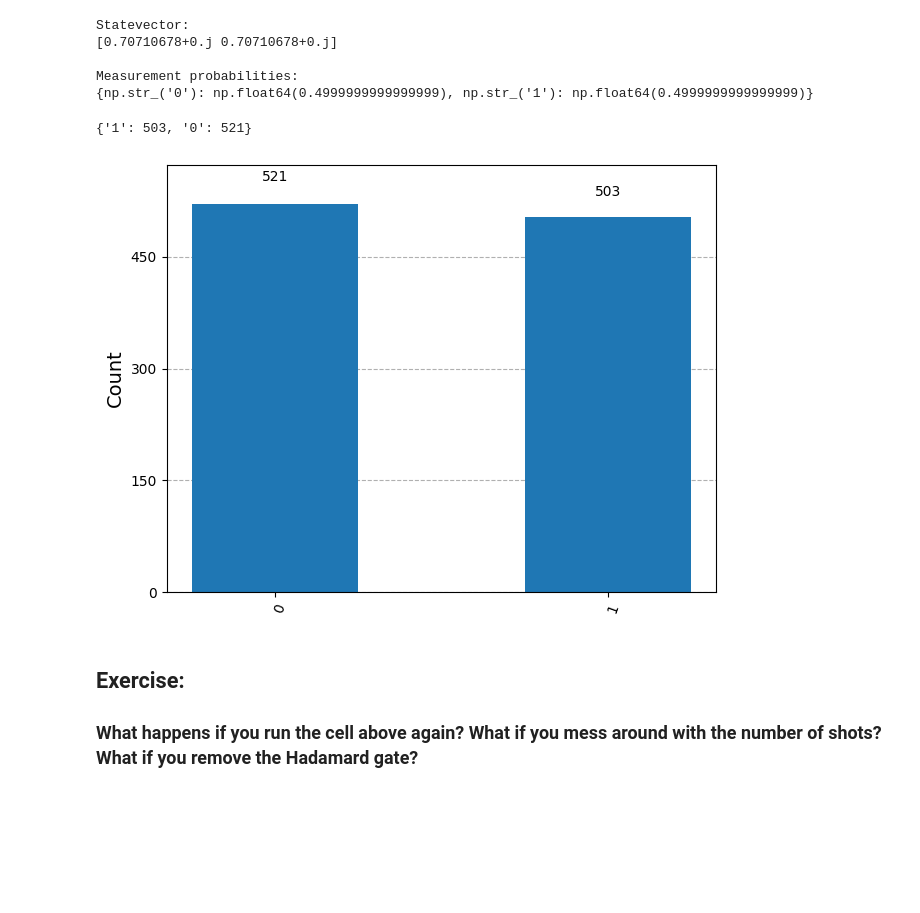
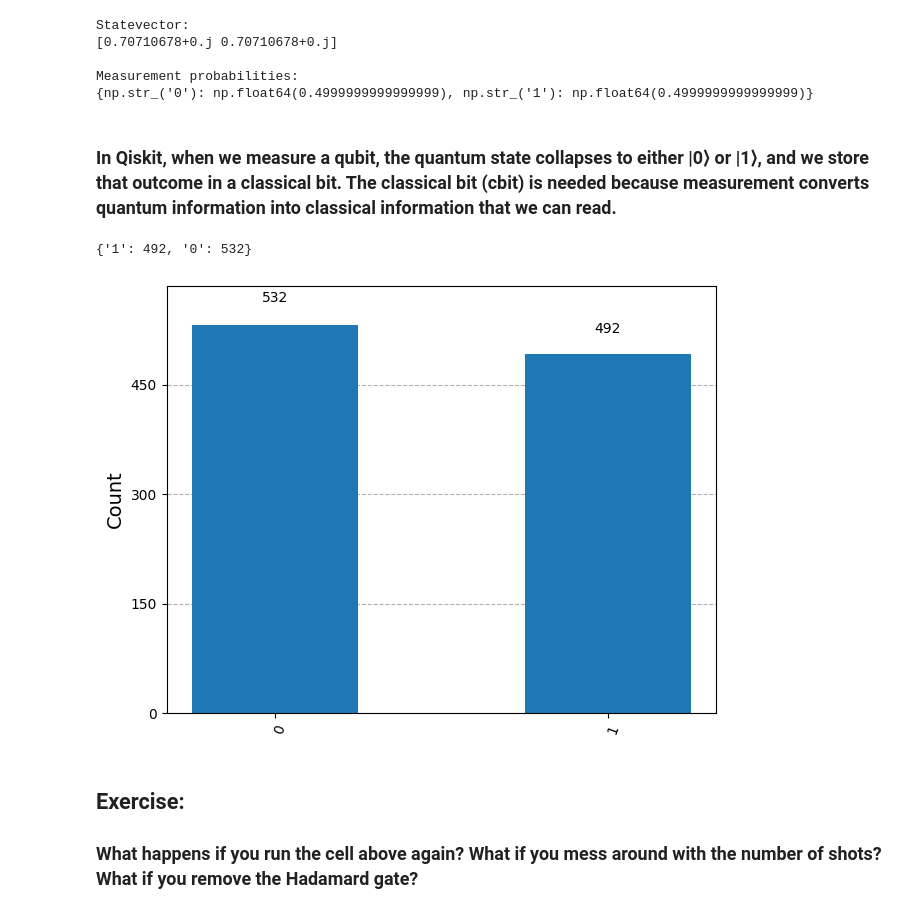
Before and after one commit to JoeyRogers-svg/Qiskit-fundamentals-course, a Jupyter notebook: 1-single-qubit-gates-and-visualisation.ipynb, the cells around one changed output. Drawn from its saved outputs; the diff is of its cells as text; code cells hidden in the pictures; blank space fills up the shorter version.

```diff
--- a/1-single-qubit-gates-and-visualisation.ipynb
+++ b/1-single-qubit-gates-and-visualisation.ipynb
@@ -170,36 +258,35 @@ Statevector:
 
 Measurement probabilities:
 {np.str_('0'): np.float64(0.4999999999999999), np.str_('1'): np.float64(0.4999999999999999)}
+# %% [markdown]
+### In Qiskit, when we measure a qubit, the quantum state collapses to either |0⟩ or |1⟩, and we store that outcome in a classical bit. The classical bit (cbit) is needed because measurement converts quantum information into classical information that we can read.
 # %%
 from qiskit_aer import AerSimulator
 from qiskit import transpile
 from qiskit.visualization import plot_histogram
 
 # 1. Initialise circuit with 1 qubit and 1 classical bit
 qc = QuantumCircuit(1, 1)
 
 # 2. Apply H gate
 qc.h(0)
 
 # 3. Measure qubit 0 into cbit 0
 qc.measure(0, 0) # Try measuring without the cbit and see what happens
 
-# 4. Transpile the circuit for the simulator
+# 4. Instantiate hardware
 sim = AerSimulator()
-compiled_circuit = transpile(qc, sim)
-# NB this is actually a superfluous step when using the AerSimulator
-# but a crucial one when using real hardware
 
 # 5. Run the circuit on the (virtual) hardware
-job = sim.run(compiled_circuit, shots=1024)
+job = sim.run(qc, shots=1024)
 result = job.result()
 counts = result.get_counts()
 
 print(counts)
 plot_histogram(counts)
 # %% [output]
-{'1': 503, '0': 521}
+{'1': 492, '0': 532}
-[figure, old version]
+[figure, new version]
 # %% [markdown]
 ## Exercise:
 ### What happens if you run the cell above again? What if you mess around with the number of shots? What if you remove the Hadamard gate?
```
Also changed, not shown: parts of 9 cells of this notebook, 3 other files.
